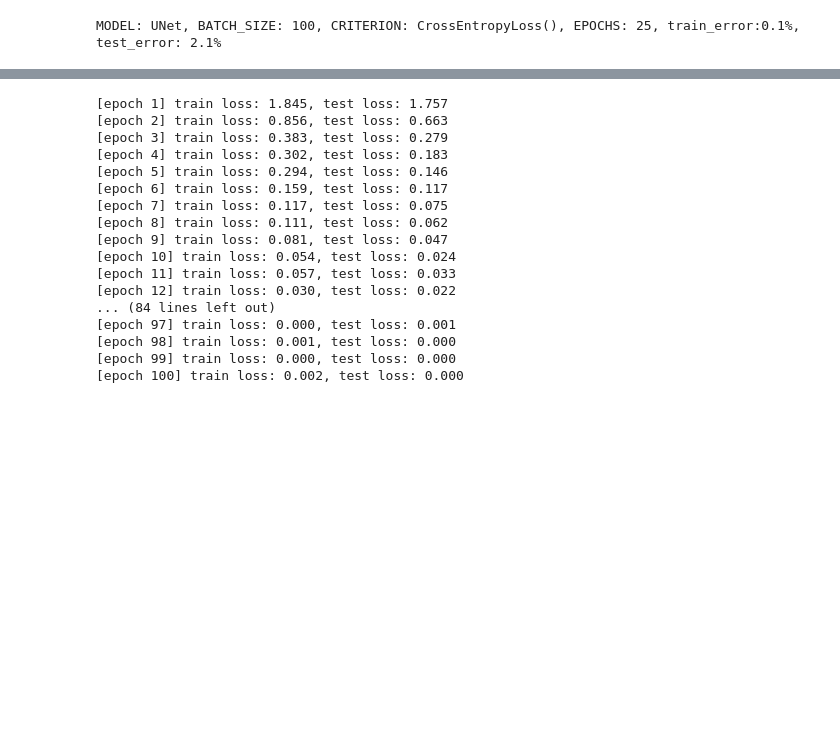
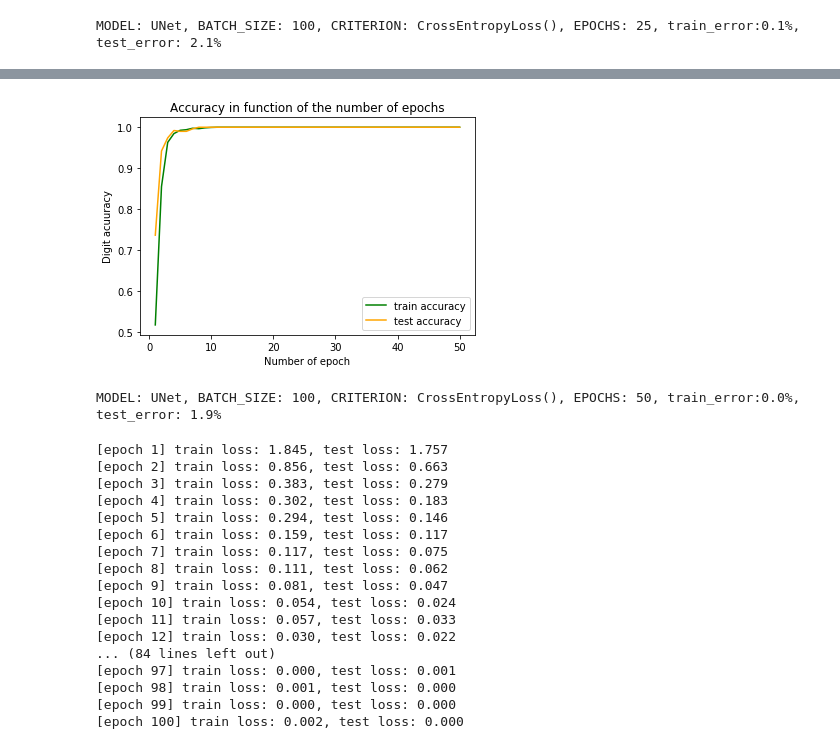
Before and after one commit to Biliwaks/deepl-project, a Jupyter notebook: hw1.ipynb, the cells around one changed output, grey strips where cells are left out. Drawn from its saved outputs; the diff is of its cells as text; code cells hidden in the pictures; blank space fills up the shorter version.

Commit message:
Basic CNN and UNet models

```diff
--- a/hw1.ipynb
+++ b/hw1.ipynb
@@ -1063,3 +1065,6 @@ train_test(UNet(), 100, eta = 1e-2, criterion =nn.CrossEntropyLoss(), nb_epochs
 [epoch 25] train loss: 0.006, test loss: 0.009
 [figure]
 MODEL: UNet, BATCH_SIZE: 100, CRITERION: CrossEntropyLoss(), EPOCHS: 25, train_error:0.1%, test_error: 2.1%
+# %%
+train_test(UNet(), 100, eta = 1e-2, criterion =nn.CrossEntropyLoss(), nb_epochs = 50, momentum = 0.9)
+# %% [output]
@@ -1066,3 +1088,5 @@ MODEL: UNet, BATCH_SIZE: 100, CRITERION: CrossEntropyLoss(), EPOCHS: 25, train_e
+[figure, added]
+MODEL: UNet, BATCH_SIZE: 100, CRITERION: CrossEntropyLoss(), EPOCHS: 50, train_error:0.0%, test_error: 1.9%
 # %%
 train_test(UNet(), 100, eta = 1e-2, criterion =nn.CrossEntropyLoss(), nb_epochs = 100, momentum = 0.9)
 # %% [output]
```
Also changed, not shown: parts of 34 cells of this notebook.
